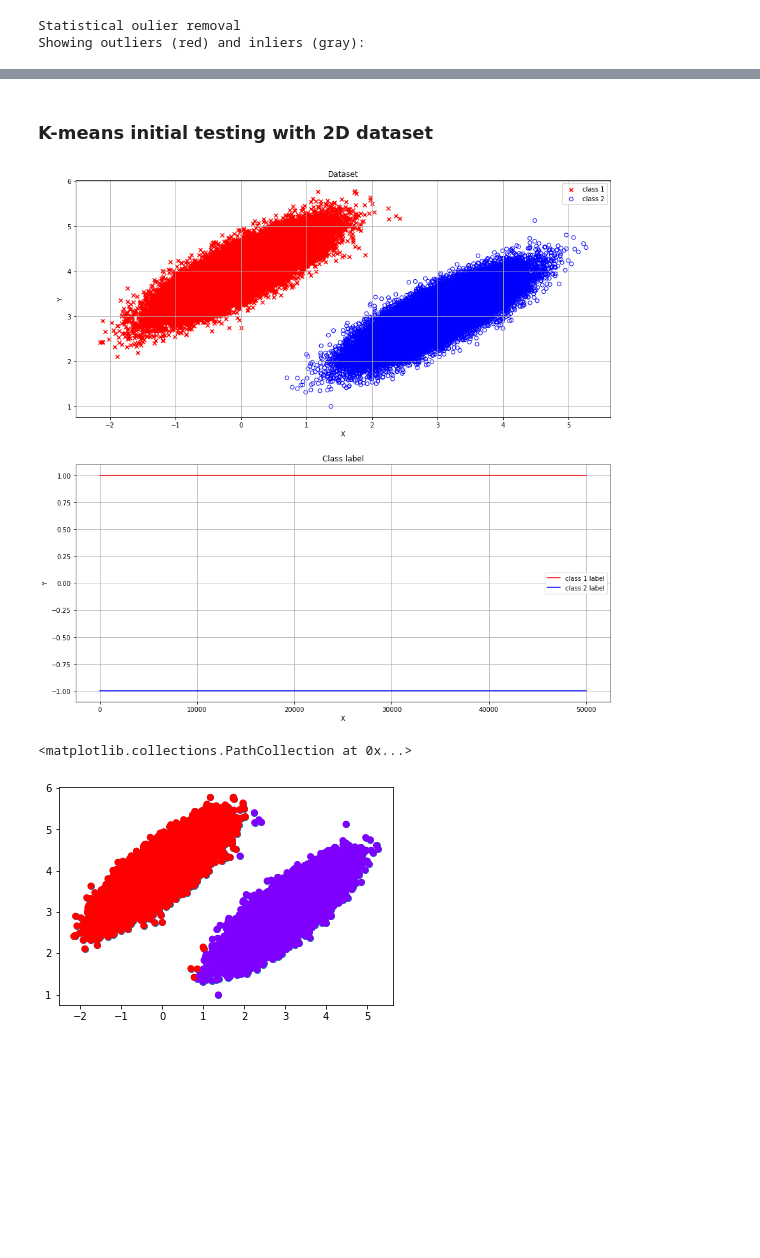
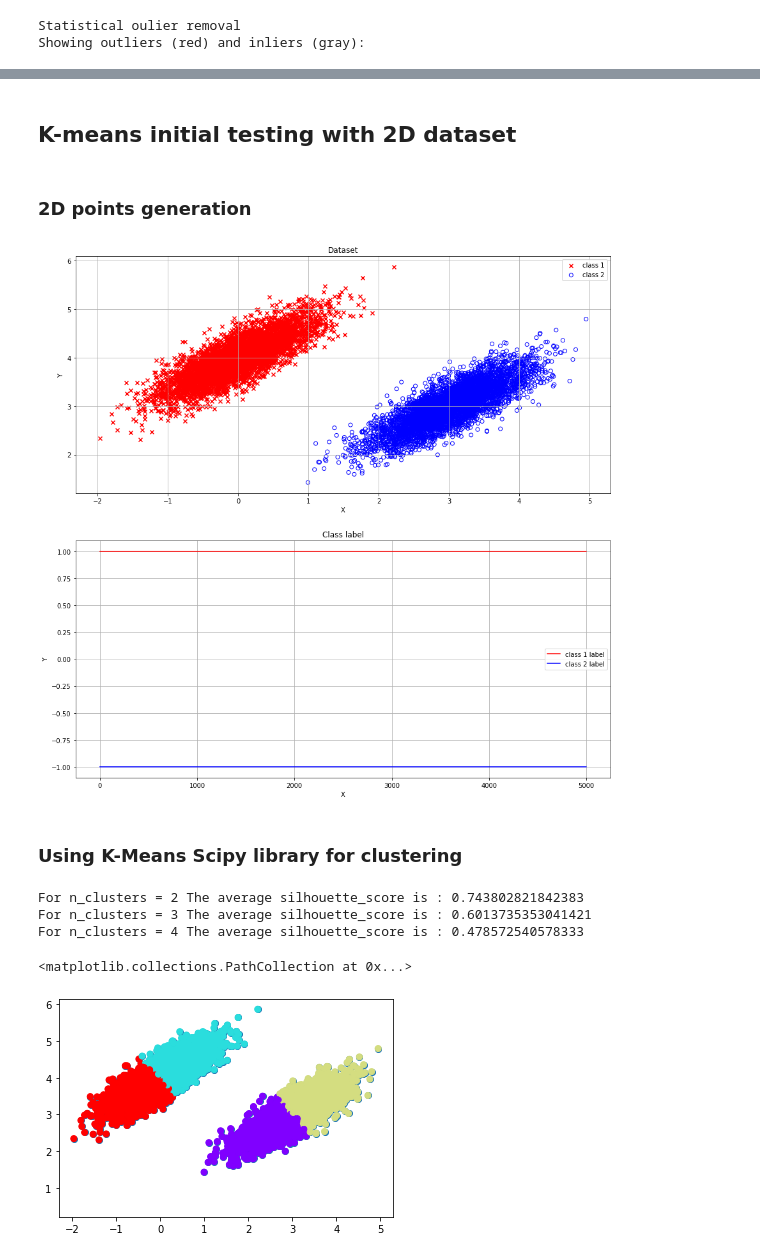
Before and after one commit to yogeshkarna/SDP-Meta-level-control-SS20, a Jupyter notebook: Meta Level Control/Anytime-kmeans.ipynb, the cells around one changed output, grey strips where cells are left out. Drawn from its saved outputs; the diff is of its cells as text; code cells hidden in the pictures; blank space fills up the shorter version.

```diff
--- a/Meta Level Control/Anytime-kmeans.ipynb
+++ b/Meta Level Control/Anytime-kmeans.ipynb
@@ -70,5 +67,5 @@ array([[-0.0378297 ,  0.12794   ,  0.00447467],
 # %% [markdown]
-### K-means initial testing with 2D dataset
+## K-means initial testing with 2D dataset
 # %%
 import numpy as np
 import matplotlib.pyplot as plt
@@ -79,9 +77,11 @@ from sklearn.cluster import KMeans,DBSCAN
+# %% [markdown]
+### 2D points generation
 # %%
 #parameters
 mean1= [0,4]
 mean2= [3,3]
 cov = np.array([[0.3,0.2],[0.2,0.2]])
-total_points = 50000
+total_points = 5000
 #dataset
 dataset1 = np.random.multivariate_normal(mean1,cov,total_points)
 dataset2 = np.random.multivariate_normal(mean2,cov,total_points)
@@ -105,18 +105,31 @@ ax[1].set_ylabel('Y')
 ax[1].legend()
 ax[1].grid(True)
 # %% [output]
-[figure, old version]
+[figure, new version]
+# %% [markdown]
+### Using K-Means Scipy library for clustering
 # %%
 #stacking the dataset
 X = np.vstack((dataset1,dataset2))
 
 plt.scatter(X[:,0],X[:,1], label='True Position')
+val=[]
+for n_clusters in range(2,5):
 
-#k-means clustering
-kmeans = KMeans(n_clusters=2)
-kmeans.fit(X)
+    #k-means clustering
+    kmeans = KMeans(n_clusters)
+    cluster_labels = kmeans.fit_predict(X)
 
+    silhouette_avg = silhouette_score(X, cluster_labels )
+    val.append(silhouette_avg)
+    print("For n_clusters =", n_clusters,
+          "The average silhouette_score is :", silhouette_avg)
+
+plt.plot(silhouette_avg)
 plt.scatter(X[:,0],X[:,1], c=kmeans.labels_, cmap='rainbow')
 # %% [output]
-<matplotlib.collections.PathCollection at 0x...>
+For n_clusters = 2 The average silhouette_score is : 0.743802821842383
+For n_clusters = 3 The average silhouette_score is : 0.6013735353041421
+For n_clusters = 4 The average silhouette_score is : 0.478572540578333
+<matplotlib.collections.PathCollection at 0x...>
-[figure, old version]
+[figure, new version]
```
Also changed, not shown: parts of 24 cells of this notebook.
